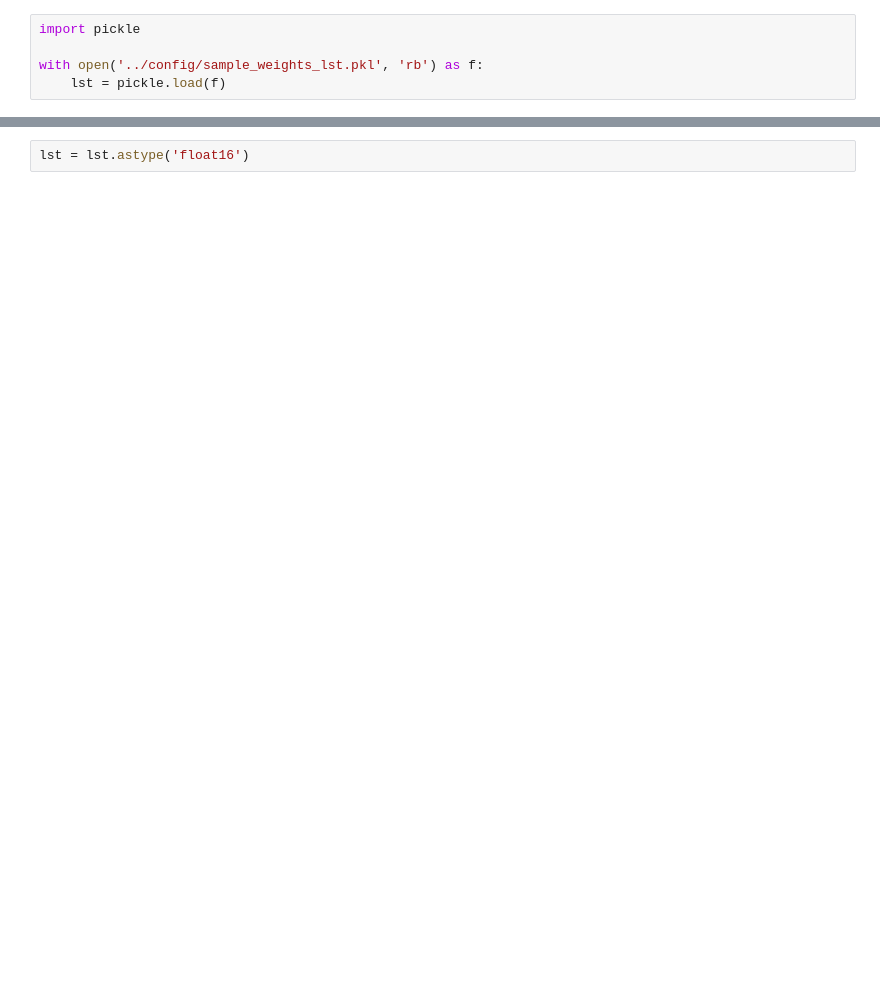
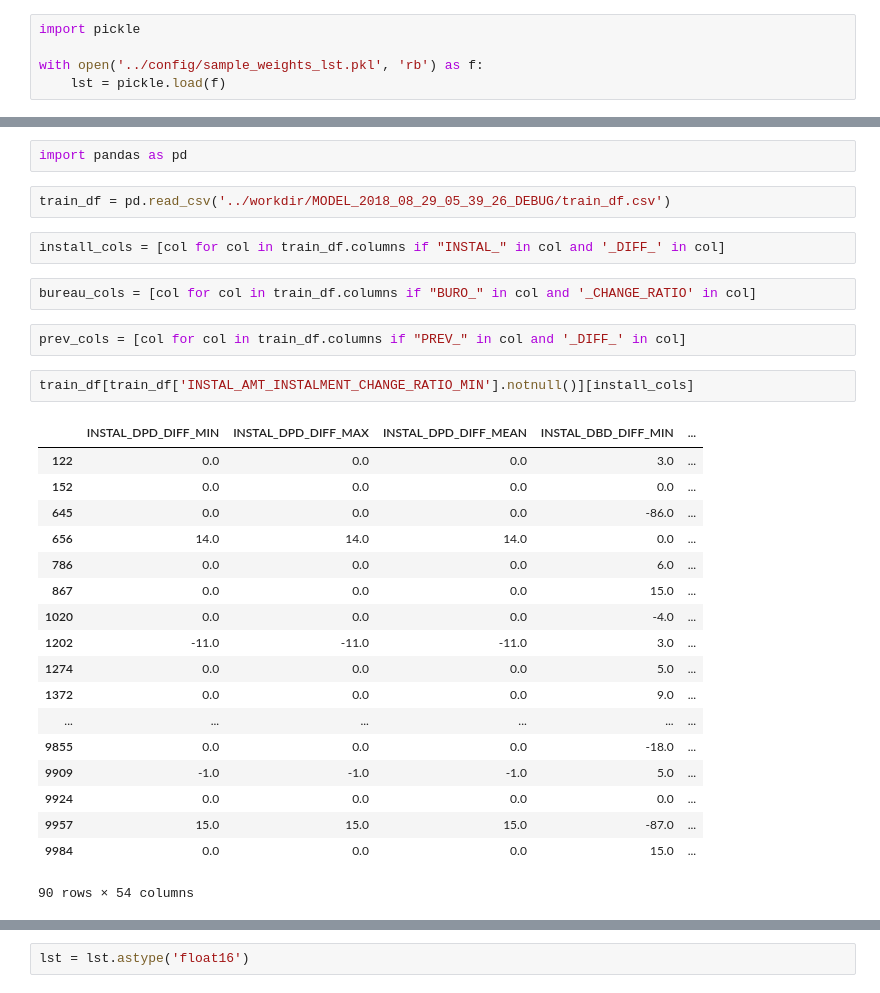
Before and after one commit to jz95/Solution-for-Kaggle-Home-Credit-Default-Risk, a Jupyter notebook: notebook/Untitled.ipynb, the cells around one changed output, grey strips where cells are left out. Drawn from its saved outputs; the diff is of its cells as text; blank space fills up the shorter version.

Commit message:
debug on Trend Features

```diff
--- a/notebook/Untitled.ipynb
+++ b/notebook/Untitled.ipynb
@@ -9,0 +6,31 @@ array([1., 1., 1., ..., 1., 1., 1.], dtype=float16)
+# %%
+import pandas as pd
+# %%
+train_df = pd.read_csv('../workdir/MODEL_2018_08_29_05_39_26_DEBUG/train_df.csv')
+# %%
+install_cols = [col for col in train_df.columns if "INSTAL_" in col and '_DIFF_' in col]
+# %%
+bureau_cols = [col for col in train_df.columns if "BURO_" in col and '_CHANGE_RATIO' in col]
+# %%
+prev_cols = [col for col in train_df.columns if "PREV_" in col and '_DIFF_' in col]
+# %%
+train_df[train_df['INSTAL_AMT_INSTALMENT_CHANGE_RATIO_MIN'].notnull()][install_cols]
+# %% [output]
+|  | INSTAL_DPD_DIFF_MIN | INSTAL_DPD_DIFF_MAX | INSTAL_DPD_DIFF_MEAN | INSTAL_DBD_DIFF_MIN | ... |
+| 122 | 0.0 | 0.0 | 0.0 | 3.0 | ... |
+| 152 | 0.0 | 0.0 | 0.0 | 0.0 | ... |
+| 645 | 0.0 | 0.0 | 0.0 | -86.0 | ... |
+| 656 | 14.0 | 14.0 | 14.0 | 0.0 | ... |
+| 786 | 0.0 | 0.0 | 0.0 | 6.0 | ... |
+| 867 | 0.0 | 0.0 | 0.0 | 15.0 | ... |
+| 1020 | 0.0 | 0.0 | 0.0 | -4.0 | ... |
+| 1202 | -11.0 | -11.0 | -11.0 | 3.0 | ... |
+| 1274 | 0.0 | 0.0 | 0.0 | 5.0 | ... |
+| 1372 | 0.0 | 0.0 | 0.0 | 9.0 | ... |
+| ... | ... | ... | ... | ... | ... |
+| 9855 | 0.0 | 0.0 | 0.0 | -18.0 | ... |
+| 9909 | -1.0 | -1.0 | -1.0 | 5.0 | ... |
+| 9924 | 0.0 | 0.0 | 0.0 | 0.0 | ... |
+| 9957 | 15.0 | 15.0 | 15.0 | -87.0 | ... |
+| 9984 | 0.0 | 0.0 | 0.0 | 15.0 | ... |
+90 rows × 54 columns
```
Also changed, not shown: parts of 5 cells of this notebook, 3 other files.
